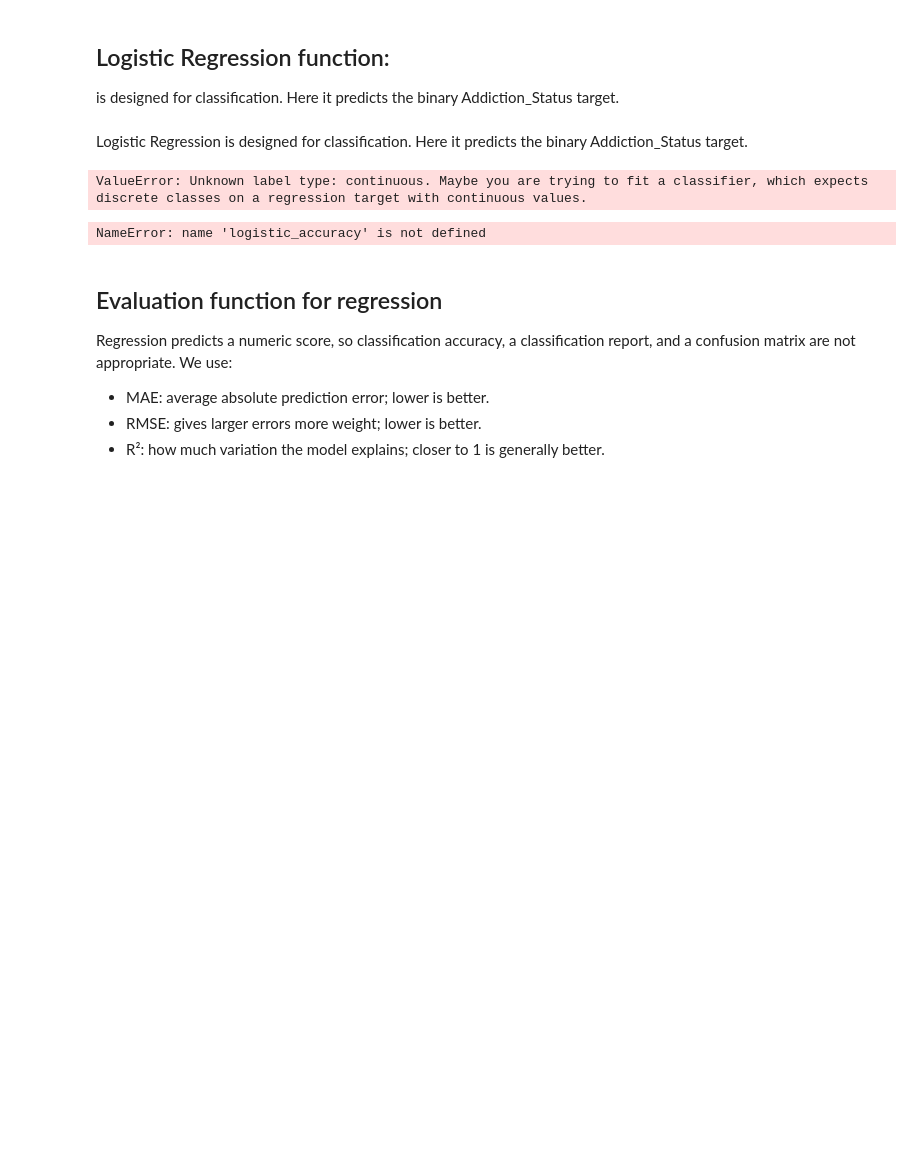
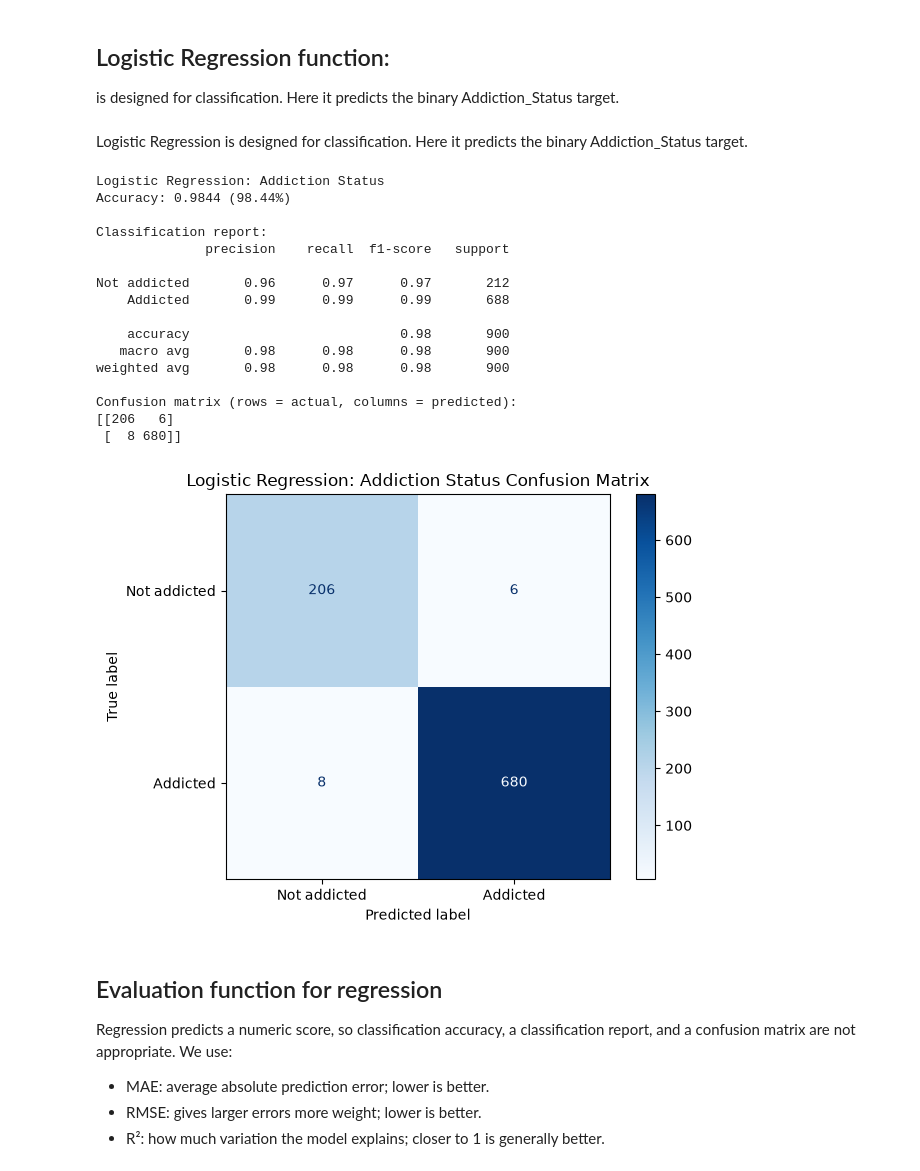
Before and after one commit to nandinidhir22-sudo/eda2, a Jupyter notebook: ph_addiction/ph_addiction.ipynb, the cells around one changed output. Saved outputs shown, nothing was run; the diff lists cells and outputs as text; code cells hidden in the pictures; blank space fills up the shorter version.

Commit message:
edited, removed errors

```diff
--- a/ph_addiction/ph_addiction.ipynb
+++ b/ph_addiction/ph_addiction.ipynb
@@ -66,11 +71,17 @@ no missing values, dataset has: 3000 rows x 25 columns
 # %%
-X = df.drop(columns=["Addiction_Level"])
-y = df["Addiction_Level"]
+target_columns = ["Addiction_Level", "Addiction_Status"]
+identifier_columns = ["ID", "Name", "Location"]
+columns_to_drop = target_columns + identifier_columns
 
-if y.isna().any():
-    raise ValueError("The target column contains missing values. Clean it before training.")
+X = df.drop(columns=columns_to_drop, errors="ignore")
+y_classification = df["Addiction_Status"]
+y_regression = pd.to_numeric(df["Addiction_Level"], errors="coerce")
+
+valid_rows = y_classification.notna() & y_regression.notna()
+X = X.loc[valid_rows]
+y_classification = y_classification.loc[valid_rows].astype(int)
+y_regression = y_regression.loc[valid_rows]
 
 print("Feature columns:", list(X.columns))
-print("\nTarget values:")
-print(y.value_counts().sort_index())
+print("\nRows available for modeling:", len(X))
 # %% [output]
@@ -112,7 +113,14 @@ Name: count, dtype: int64
 ## USING TRAIN-TEST-SPLIT
 TRAINING:70-TESTING-30
 # %%
-X_train, X_test, y_train, y_test = train_test_split(X,y,test_size=0.30,random_state=42)
+X_train, X_test, y_class_train, y_class_test, y_reg_train, y_reg_test = train_test_split(
+    X,
+    y_classification,
+    y_regression,
+    test_size=0.30,
+    random_state=42,
+    stratify=y_classification,
+)
 
 print("Training rows:", len(X_train))
 print("Testing rows:", len(X_test))
@@ -179,10 +159,10 @@ Addiction_Level is excluded from the classification features because it is the t
 The function fits a classifier on the training set, predicts the test set, and prints accuracy, precision, recall, F1-score, and a confusion matrix. The confusion matrix rows are actual classes and columns are predicted classes.
 # %%
 def evaluate_classifier(model, model_name):
-    model.fit(X_train, y_train)
+    model.fit(X_train, y_class_train)
     predictions = model.predict(X_test)
 
-    accuracy = accuracy_score(y_test, predictions)
+    accuracy = accuracy_score(y_class_test, predictions)
     labels = [0, 1]
     label_names = ["Not addicted", "Addicted"]
 
@@ -190,14 +170,14 @@ def evaluate_classifier(model, model_name):
     print(f"Accuracy: {accuracy:.4f} ({accuracy:.2%})")
     print("\nClassification report:")
     print(classification_report(
-        y_test,
+        y_class_test,
         predictions,
         labels=labels,
         target_names=label_names,
         zero_division=0,
     ))
 
-    matrix = confusion_matrix(y_test, predictions, labels=labels)
+    matrix = confusion_matrix(y_class_test, predictions, labels=labels)
     print("Confusion matrix (rows = actual, columns = predicted):")
     print(matrix)
 
@@ -217,30 +197,32 @@ is designed for classification. Here it predicts the binary Addiction_Status tar
 Logistic Regression is designed for classification. Here it predicts the binary Addiction_Status target.
 # %%
 logistic_pipeline = Pipeline([
-    ("preprocessing", preprocessor_clf),
+    ("preprocessing", preprocessor),
     ("model", LogisticRegression(max_iter=2000, random_state=42)),
 ])
 
 logistic_accuracy = evaluate_classifier(
     logistic_pipeline,
     "Logistic Regression: Addiction Status",
 )
 # %% [output]
-ValueError: Unknown label type: continuous. Maybe you are trying to fit a classifier, which expects discrete classes on a regression target with continuous values.
+Logistic Regression: Addiction Status
+Accuracy: 0.9844 (98.44%)
+
+Classification report:
+              precision    recall  f1-score   support
+
+Not addicted       0.96      0.97      0.97       212
+    Addicted       0.99      0.99      0.99       688
+
+    accuracy                           0.98       900
+   macro avg       0.98      0.98      0.98       900
+weighted avg       0.98      0.98      0.98       900
+
+Confusion matrix (rows = actual, columns = predicted):
+[[206   6]
+ [  8 680]]
+[figure, added]
-# %%
-majority_class_accuracy = y_test.value_counts(normalize=True).max()
-
-print(f"Logistic Regression accuracy: {logistic_accuracy:.4f} ({logistic_accuracy:.2%})")
-print(f"Majority-class baseline:      {majority_class_accuracy:.4f} ({majority_class_accuracy:.2%})")
-
-if logistic_accuracy > majority_class_accuracy:
-    print("The classifier is more accurate than the majority-class baseline on this split.")
-elif logistic_accuracy < majority_class_accuracy:
-    print("The majority-class baseline is more accurate on this split.")
-else:
-    print("The classifier ties the majority-class baseline on this split.")
-# %% [output]
-NameError: name 'logistic_accuracy' is not defined
 # %% [markdown]
 ## Evaluation function for regression
 
```
Also changed, not shown: parts of 10 cells of this notebook.
